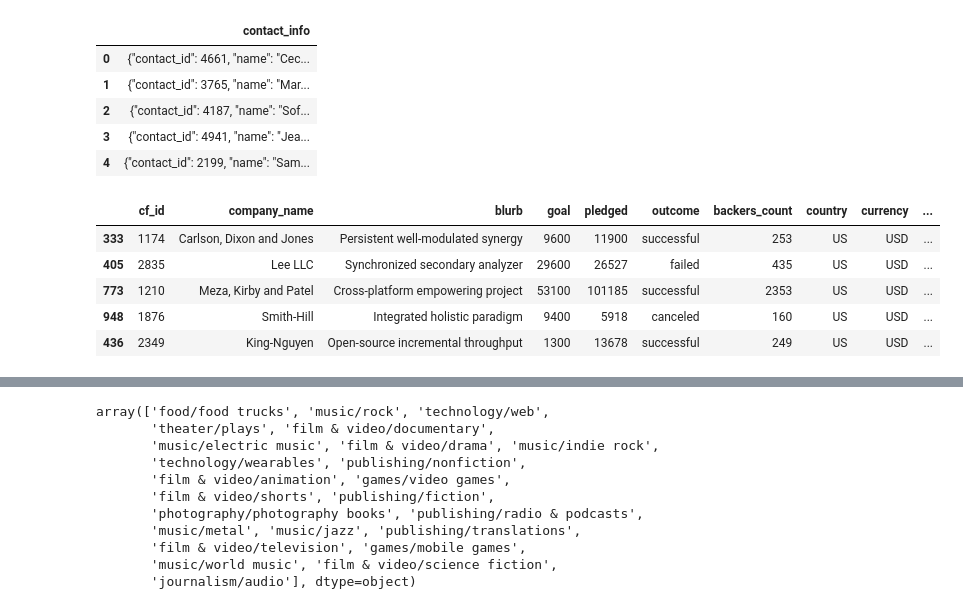
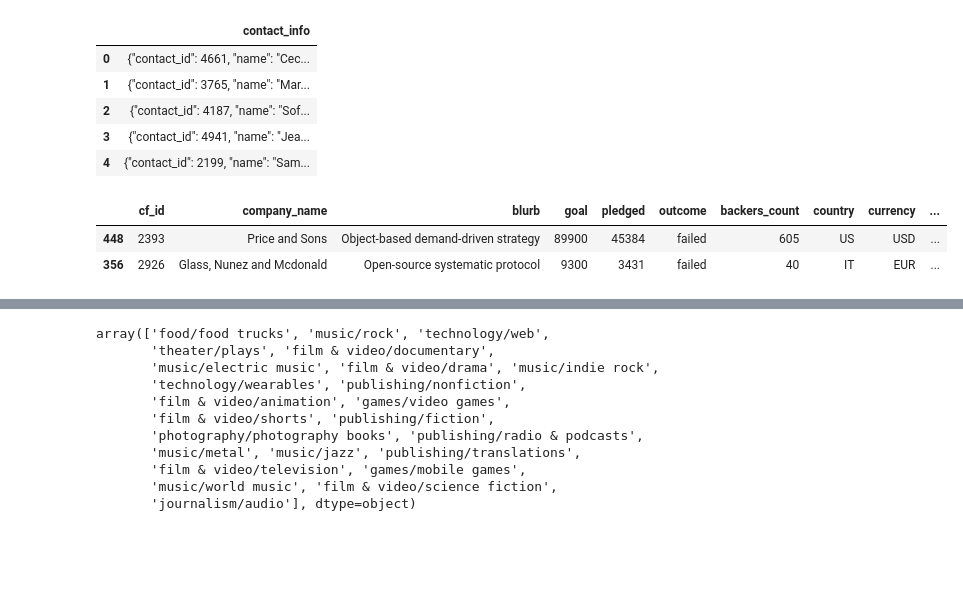
Before and after one commit to merigalstyan/Crowdfunding-ETL., a Jupyter notebook: ETL.ipynb, the cells around one changed output, grey strips where cells are left out. Saved outputs shown, nothing was run; the diff lists cells and outputs as text; code cells hidden in the pictures; blank space fills up the shorter version.

```diff
--- a/ETL.ipynb
+++ b/ETL.ipynb
@@ -29,14 +29,11 @@ contact_info_df.head()
 | 3 | {"contact_id": 4941, "name": "Jea... |
 | 4 | {"contact_id": 2199, "name": "Sam... |
 # %%
-crowdfunding_info_df.sample(5)
+crowdfunding_info_df.sample(2)
 # %% [output]
 |  | cf_id | company_name | blurb | goal | pledged | outcome | backers_count | country | currency | ... |
-| 333 | 1174 | Carlson, Dixon and Jones | Persistent well-modulated synergy | 9600 | 11900 | successful | 253 | US | USD | ... |
-| 405 | 2835 | Lee LLC | Synchronized secondary analyzer | 29600 | 26527 | failed | 435 | US | USD | ... |
-| 773 | 1210 | Meza, Kirby and Patel | Cross-platform empowering project | 53100 | 101185 | successful | 2353 | US | USD | ... |
-| 948 | 1876 | Smith-Hill | Integrated holistic paradigm | 9400 | 5918 | canceled | 160 | US | USD | ... |
-| 436 | 2349 | King-Nguyen | Open-source incremental throughput | 1300 | 13678 | successful | 249 | US | USD | ... |
+| 448 | 2393 | Price and Sons | Object-based demand-driven strategy | 89900 | 45384 | failed | 605 | US | USD | ... |
+| 356 | 2926 | Glass, Nunez and Mcdonald | Open-source systematic protocol | 9300 | 3431 | failed | 40 | IT | EUR | ... |
 # %%
 # Get a brief summary of the crowdfunding_info DataFrame.
 crowdfunding_info_df.info()
```
Also changed, not shown: parts of 25 cells of this notebook.
